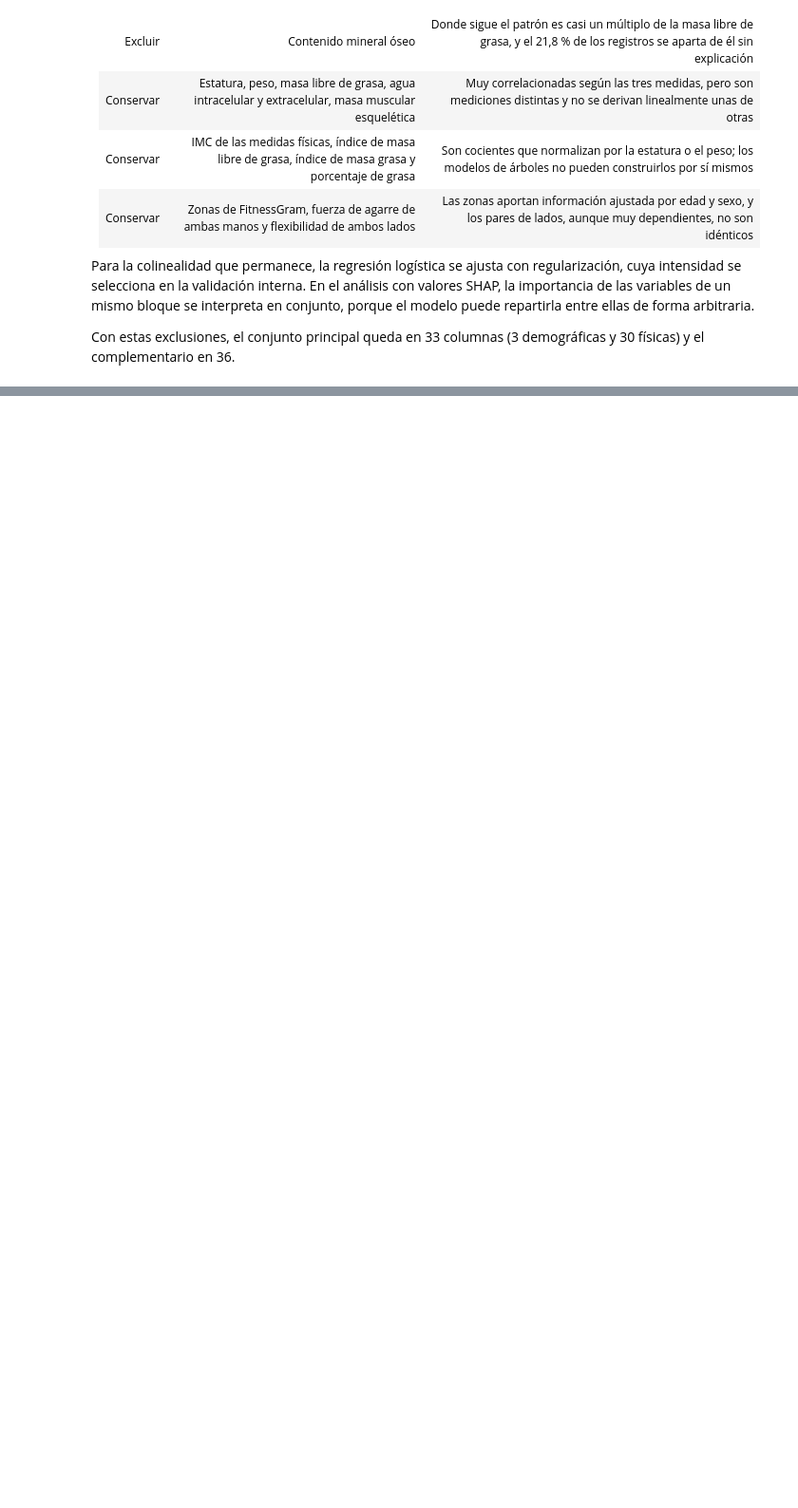
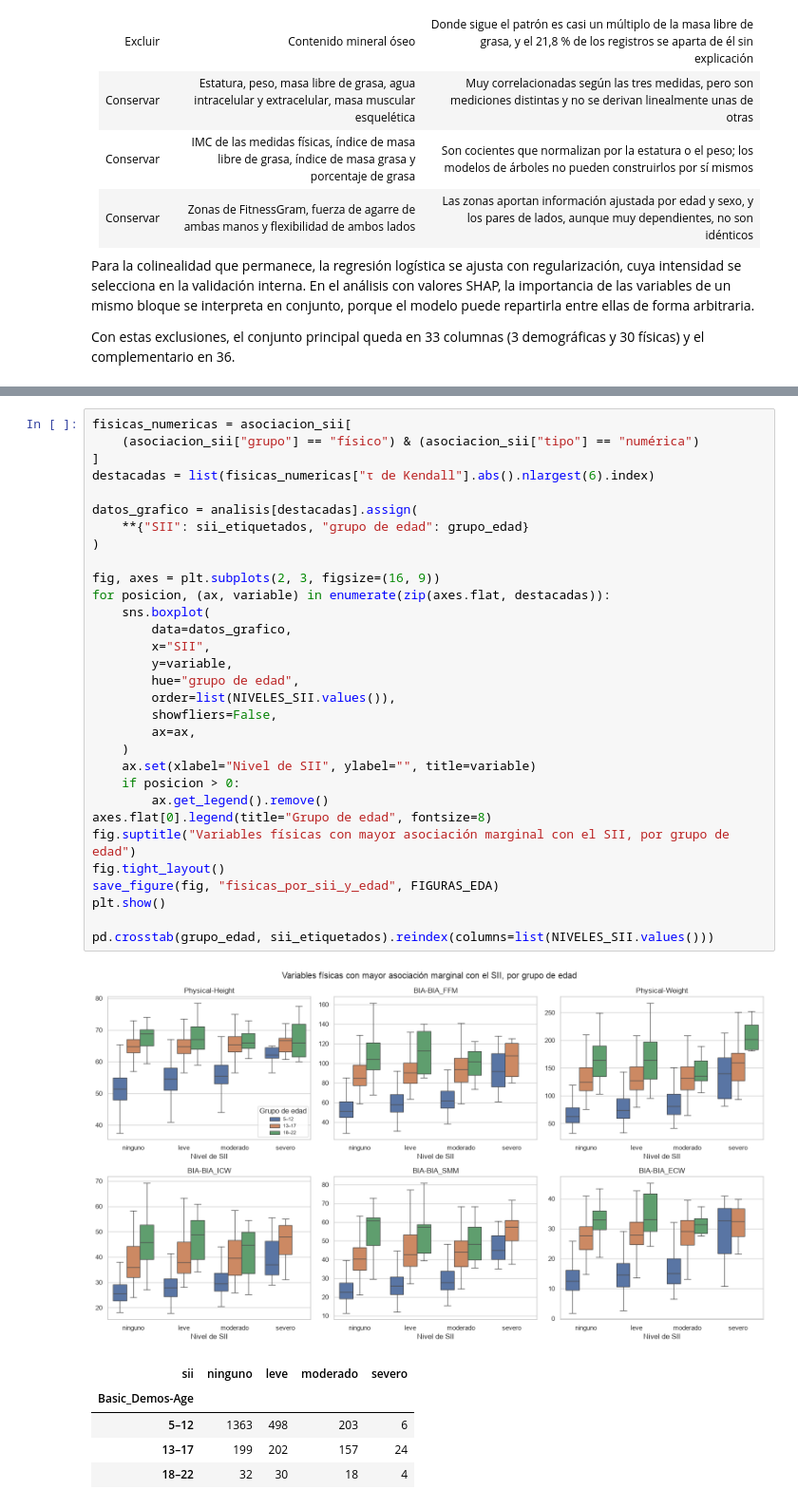
Before and after one commit to juanestebancg2806/piu-severity-prediction, a Jupyter notebook: notebooks/01_eda.ipynb, the cells around one changed output, grey strips where cells are left out. Shown at 95% size. Cells and saved outputs as stored; diff of their text form; blank space fills up the shorter version.

```diff
--- a/notebooks/01_eda.ipynb
+++ b/notebooks/01_eda.ipynb
@@ -2765,0 +3144,38 @@ Con estas exclusiones, el conjunto principal queda en 33 columnas (3 demográfic
+# %%
+fisicas_numericas = asociacion_sii[
+    (asociacion_sii["grupo"] == "físico") & (asociacion_sii["tipo"] == "numérica")
+]
+destacadas = list(fisicas_numericas["τ de Kendall"].abs().nlargest(6).index)
+
+datos_grafico = analisis[destacadas].assign(
+    **{"SII": sii_etiquetados, "grupo de edad": grupo_edad}
+)
+
+fig, axes = plt.subplots(2, 3, figsize=(16, 9))
+for posicion, (ax, variable) in enumerate(zip(axes.flat, destacadas)):
+    sns.boxplot(
+        data=datos_grafico,
+        x="SII",
+        y=variable,
+        hue="grupo de edad",
+        order=list(NIVELES_SII.values()),
+        showfliers=False,
+        ax=ax,
+    )
+    ax.set(xlabel="Nivel de SII", ylabel="", title=variable)
+    if posicion > 0:
+        ax.get_legend().remove()
+axes.flat[0].legend(title="Grupo de edad", fontsize=8)
+fig.suptitle("Variables físicas con mayor asociación marginal con el SII, por grupo de edad")
+fig.tight_layout()
+save_figure(fig, "fisicas_por_sii_y_edad", FIGURAS_EDA)
+plt.show()
+
+pd.crosstab(grupo_edad, sii_etiquetados).reindex(columns=list(NIVELES_SII.values()))
+# %% [output]
+[figure, added]
+| sii | ninguno | leve | moderado | severo |
+| Basic_Demos-Age |  |  |  |  |
+| 5–12 | 1363 | 498 | 203 | 6 |
+| 13–17 | 199 | 202 | 157 | 24 |
+| 18–22 | 32 | 30 | 18 | 4 |
```
Also changed, not shown: parts of 10 cells of this notebook, 2 other files.
